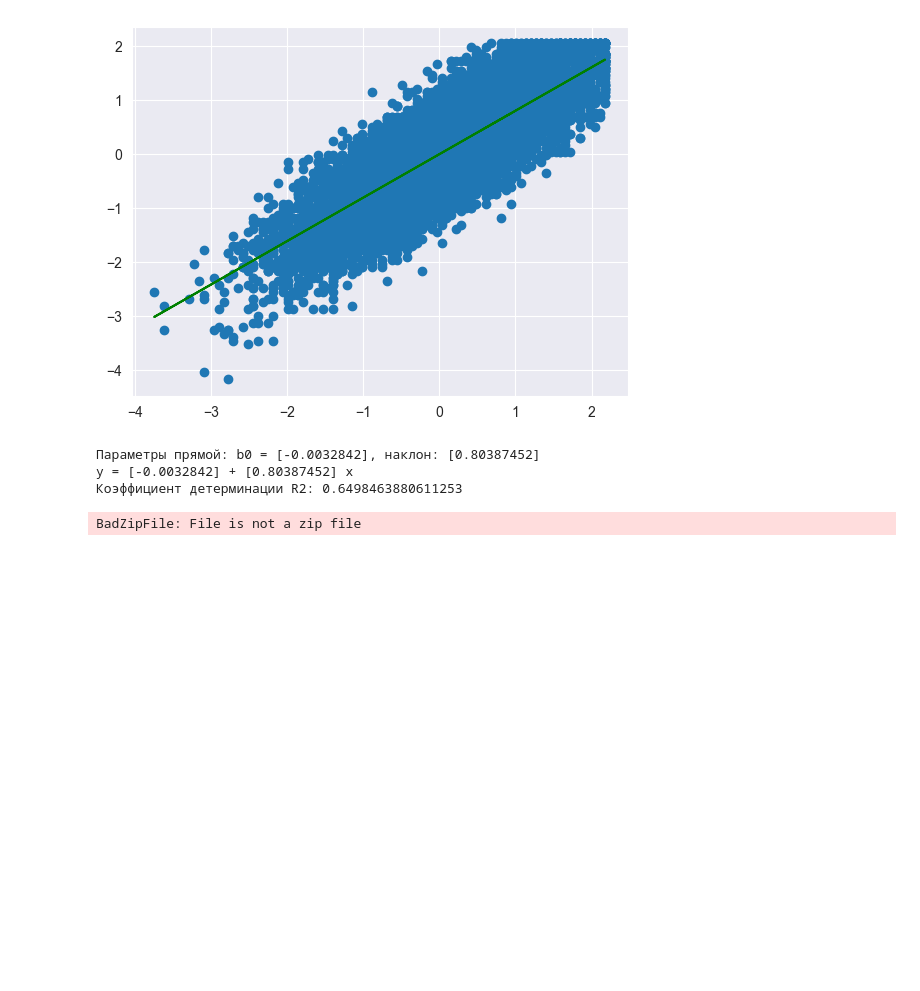
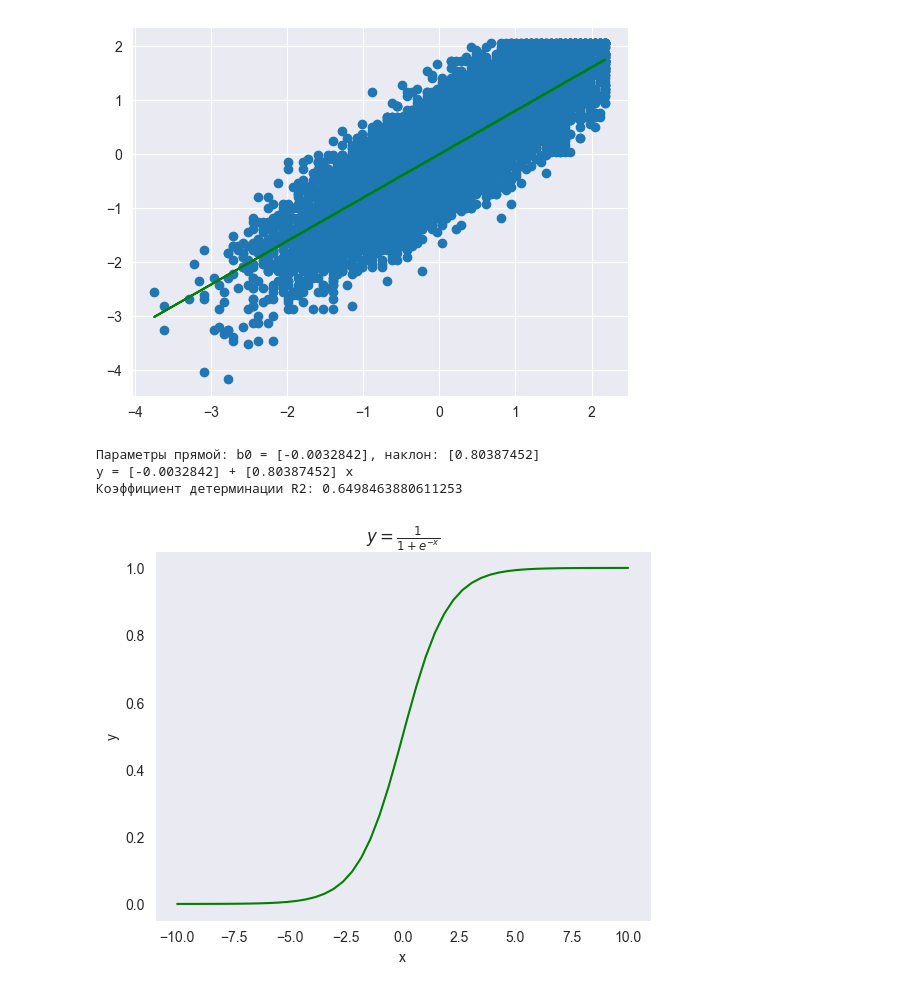
Before and after one commit to MaximLord/Lab, a Jupyter notebook: laba_4.ipynb, the cells around one changed output. Cells and saved outputs as stored; diff of their text form; code cells hidden in the pictures; blank space fills up the shorter version.

```diff
--- a/laba_4.ipynb
+++ b/laba_4.ipynb
@@ -470,13 +458,15 @@ y = [-0.0032842] + [0.80387452] x
 Коэффициент детерминации R2: 0.6498463880611253
 # %%
 #Логистическая
-# %%
-import zipfile
-zf = zipfile.ZipFile("expanded.csv", "r")
-#zf.namelist() # 'Surgical-deepnet.csv'
-with zf.open("train_and_test2.csv") as f:
-    surgical = pd.read_csv(f)
-
-surgical = surgical[["Passengerid", "Age", "Fare", "Sex", "sibsp", "Parch", "Pclass", "2urvived"]]
-# %% [output]
-BadZipFile: File is not a zip file
+# %%
+lx = np.linspace(-10.0, 10.0)
+ly = 1.0 / (1.0 + np.exp(-lx))
+
+plt.plot(lx, ly, "g-")
+plt.ylabel("y")
+plt.xlabel("x")
+plt.grid()
+plt.title(r"$y = \frac{1}{1+e^{-x}}$")
+plt.show()
+# %% [output]
+[figure, added]
```
Also changed, not shown: parts of 3 cells of this notebook.
